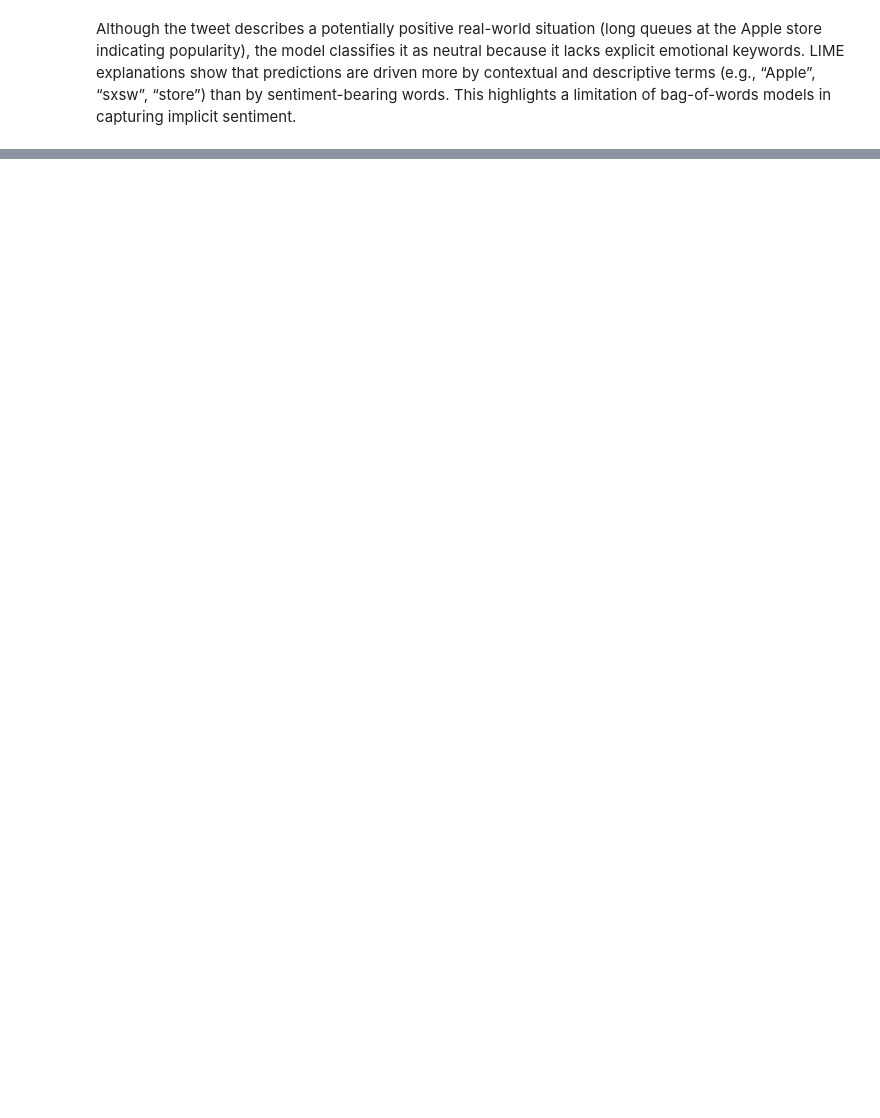
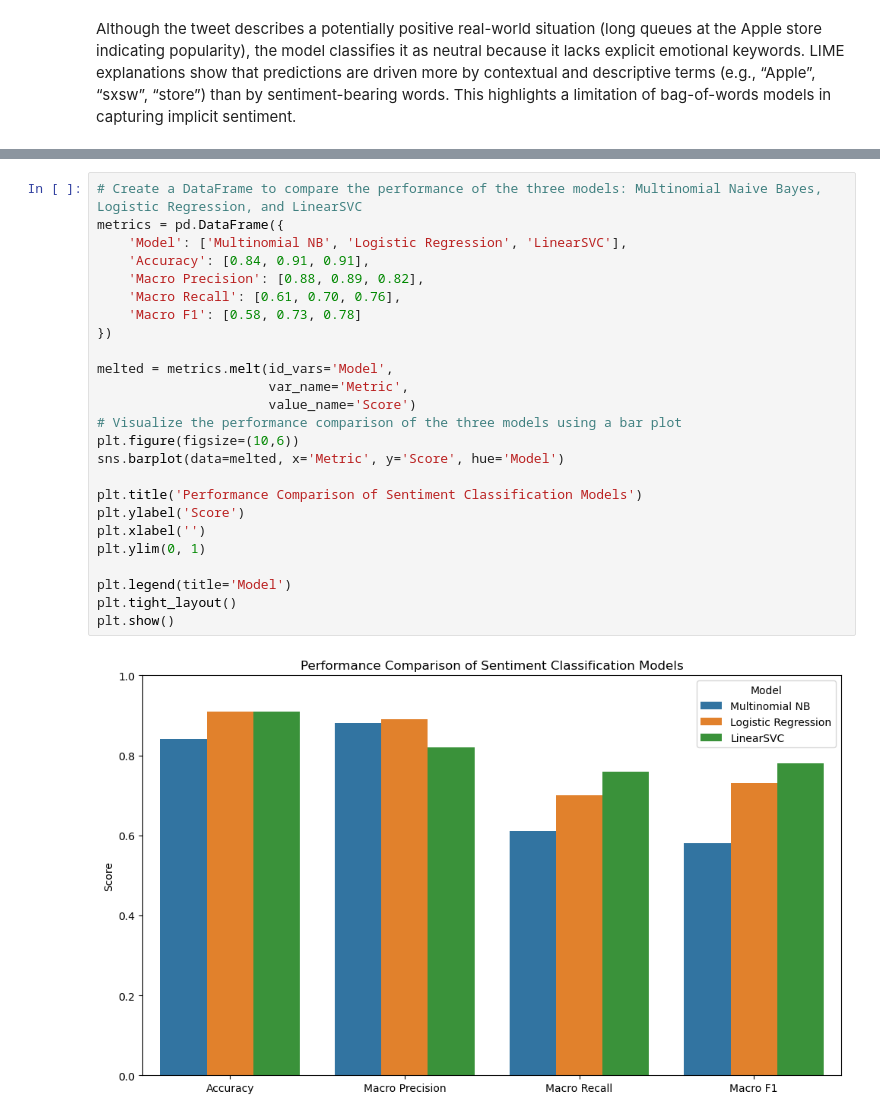
Before and after one commit to S-Mwaura/Twitter-Sentiment-Analysis-Project, a Jupyter notebook: Twitter_Sentiment_Analysis_Notebook.ipynb, the cells around one changed output, grey strips where cells are left out. Drawn from its saved outputs; the diff is of its cells as text; blank space fills up the shorter version.

```diff
--- a/Twitter_Sentiment_Analysis_Notebook.ipynb
+++ b/Twitter_Sentiment_Analysis_Notebook.ipynb
@@ -982,0 +922,27 @@ Real-time Twitter sentiment dashboards
+# %%
+# Create a DataFrame to compare the performance of the three models: Multinomial Naive Bayes, Logistic Regression, and LinearSVC
+metrics = pd.DataFrame({
+    'Model': ['Multinomial NB', 'Logistic Regression', 'LinearSVC'],
+    'Accuracy': [0.84, 0.91, 0.91],
+    'Macro Precision': [0.88, 0.89, 0.82],
+    'Macro Recall': [0.61, 0.70, 0.76],
+    'Macro F1': [0.58, 0.73, 0.78]
+})
+
+melted = metrics.melt(id_vars='Model',
+                      var_name='Metric',
+                      value_name='Score')
+# Visualize the performance comparison of the three models using a bar plot
+plt.figure(figsize=(10,6))
+sns.barplot(data=melted, x='Metric', y='Score', hue='Model')
+
+plt.title('Performance Comparison of Sentiment Classification Models')
+plt.ylabel('Score')
+plt.xlabel('')
+plt.ylim(0, 1)
+
+plt.legend(title='Model')
+plt.tight_layout()
+plt.show()
+# %% [output]
+[figure, added]
```
Also changed, not shown: parts of 70 cells of this notebook.
